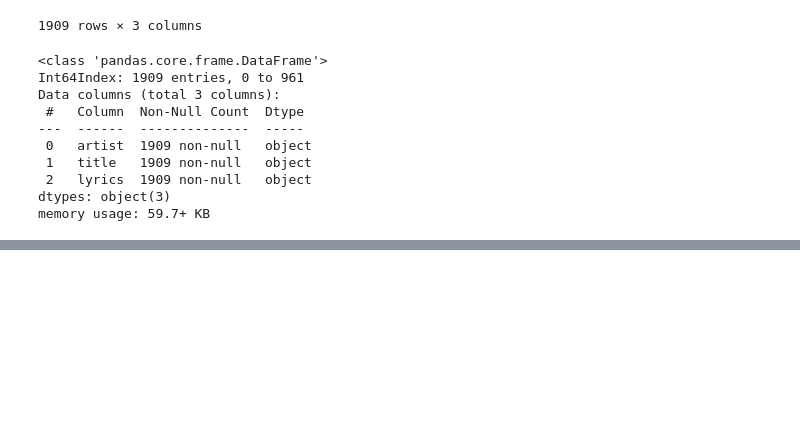
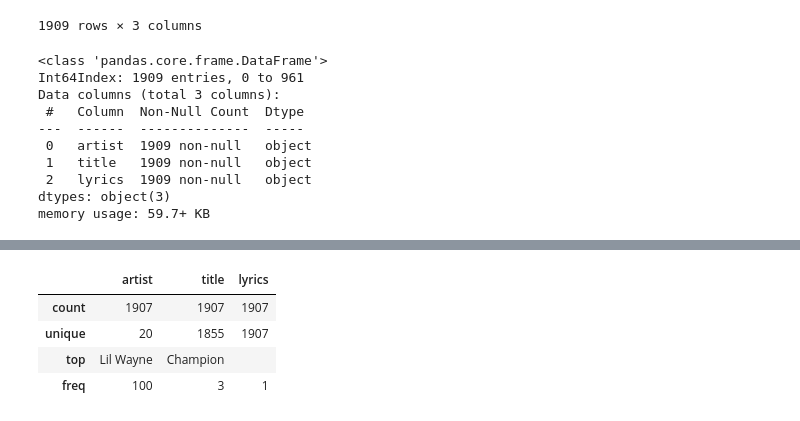
Before and after one commit to Data-Science-for-Linguists-2021/Rapper_Topic_Modeling, a Jupyter notebook: lyrical_data_analysis.ipynb, the cells around one changed output, grey strips where cells are left out. Cells and saved outputs as stored; diff of their text form; code cells hidden in the pictures; blank space fills up the shorter version.

```diff
--- a/lyrical_data_analysis.ipynb
+++ b/lyrical_data_analysis.ipynb
@@ -612,0 +645,10 @@ Name: artist, dtype: int64
+# %%
+# 20 artists, 1855 unique titles, 1907 unique lyrics
+#    no more duplicates!
+all_lyrics_df.describe()
+# %% [output]
+|  | artist | title | lyrics |
+| count | 1907 | 1907 | 1907 |
+| unique | 20 | 1855 | 1907 |
+| top | Lil Wayne | Champion |  |
+| freq | 100 | 3 | 1 |
```
Also changed, not shown: parts of 23 cells of this notebook.
